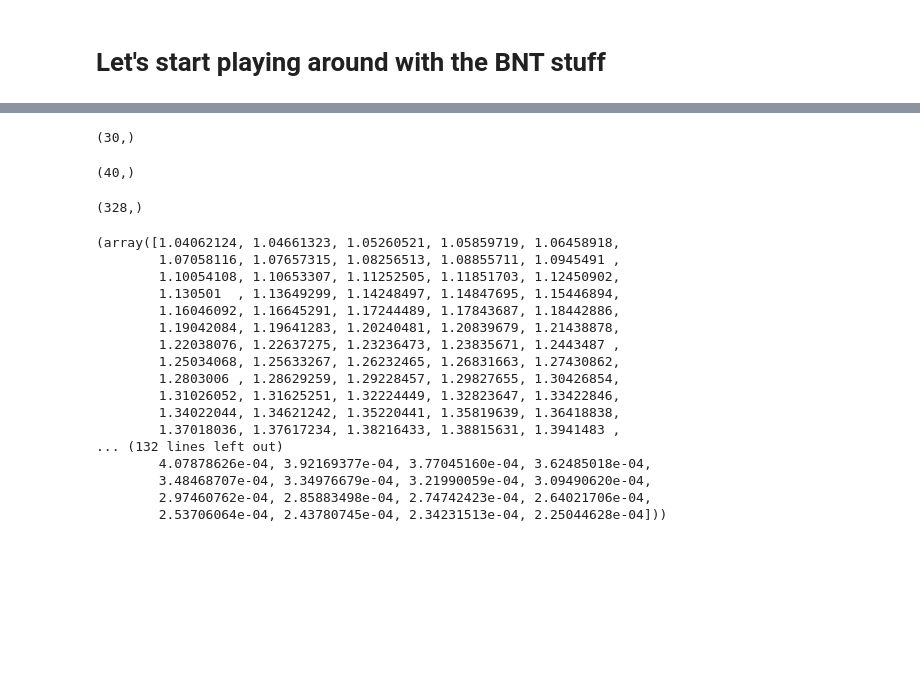
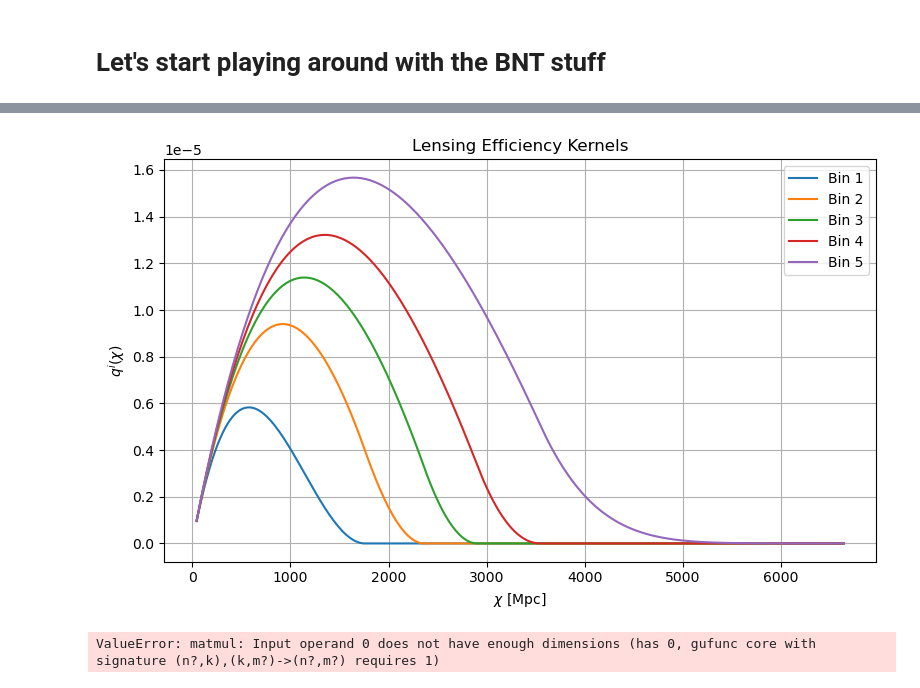
Before and after one commit to pltaylor16/BNTSmooth, a Jupyter notebook: build.ipynb, the cells around one changed output, grey strips where cells are left out. Drawn from its saved outputs; the diff is of its cells as text; code cells hidden in the pictures; blank space fills up the shorter version.

Commit message:
still working on the kernels

```diff
--- a/build.ipynb
+++ b/build.ipynb
@@ -491,32 +468,0 @@ np.shape(nz_list[1][0])
-# %%
-np.shape(nz_list[2][0])
-# %% [output]
-(30,)
-# %%
-np.shape(nz_list[3][0])
-# %% [output]
-(40,)
-# %%
-np.shape(nz_list[4][0])
-# %% [output]
-(328,)
-# %%
-nz_list[4]
-# %% [output]
-(array([1.04062124, 1.04661323, 1.05260521, 1.05859719, 1.06458918,
-        1.07058116, 1.07657315, 1.08256513, 1.08855711, 1.0945491 ,
-        1.10054108, 1.10653307, 1.11252505, 1.11851703, 1.12450902,
-        1.130501  , 1.13649299, 1.14248497, 1.14847695, 1.15446894,
-        1.16046092, 1.16645291, 1.17244489, 1.17843687, 1.18442886,
-        1.19042084, 1.19641283, 1.20240481, 1.20839679, 1.21438878,
-        1.22038076, 1.22637275, 1.23236473, 1.23835671, 1.2443487 ,
-        1.25034068, 1.25633267, 1.26232465, 1.26831663, 1.27430862,
-        1.2803006 , 1.28629259, 1.29228457, 1.29827655, 1.30426854,
-        1.31026052, 1.31625251, 1.32224449, 1.32823647, 1.33422846,
-        1.34022044, 1.34621242, 1.35220441, 1.35819639, 1.36418838,
-        1.37018036, 1.37617234, 1.38216433, 1.38815631, 1.3941483 ,
-... (132 lines left out)
-        4.07878626e-04, 3.92169377e-04, 3.77045160e-04, 3.62485018e-04,
-        3.48468707e-04, 3.34976679e-04, 3.21990059e-04, 3.09490620e-04,
-        2.97460762e-04, 2.85883498e-04, 2.74742423e-04, 2.64021706e-04,
-        2.53706064e-04, 2.43780745e-04, 2.34231513e-04, 2.25044628e-04]))
@@ -522,0 +471,40 @@ nz_list[4]
+# %%
+import matplotlib.pyplot as plt
+
+# --- Get chi and q(chi) for all source bins ---
+chi, q_list = sim.get_lensing_kernels_on_z_grid()
+
+# --- Plot ---
+plt.figure(figsize=(8, 5))
+for i, q in enumerate(q_list):
+    plt.plot(chi, q, label=f'Bin {i+1}')
+
+plt.xlabel(r'$\chi$ [Mpc]')
+plt.ylabel(r'$q^i(\chi)$')
+plt.title('Lensing Efficiency Kernels')
+plt.grid(True)
+plt.legend()
+plt.tight_layout()
+plt.show()
+# %% [output]
+[figure, added]
+# %%
+import matplotlib.pyplot as plt
+
+# --- Get χ and BNT-transformed kernels ---
+chi, q_bnt_list = sim.bnt_transform_lensing_kernels()
+
+# --- Plot ---
+plt.figure(figsize=(8, 5))
+for i, q_bnt in enumerate(q_bnt_list):
+    plt.plot(chi, q_bnt, label=f'BNT bin {i+1}')
+
+plt.xlabel(r'$\chi$ [Mpc]')
+plt.ylabel(r'$q^{\mathrm{BNT}}(\chi)$')
+plt.title('BNT-Transformed Lensing Kernels')
+plt.grid(True)
+plt.legend()
+plt.tight_layout()
+plt.show()
+# %% [output]
+ValueError: matmul: Input operand 0 does not have enough dimensions (has 0, gufunc core with signature (n?,k),(k,m?)->(n?,m?) requires 1)
```
Also changed, not shown: parts of 13 cells of this notebook, 1 other file.
